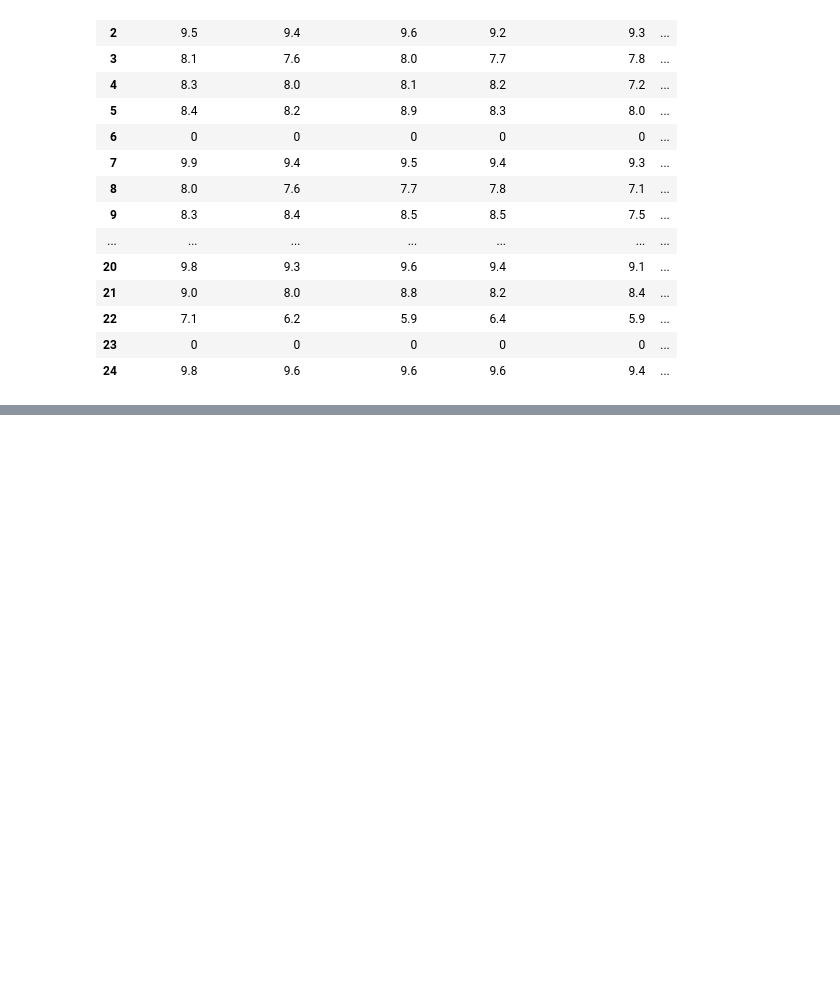
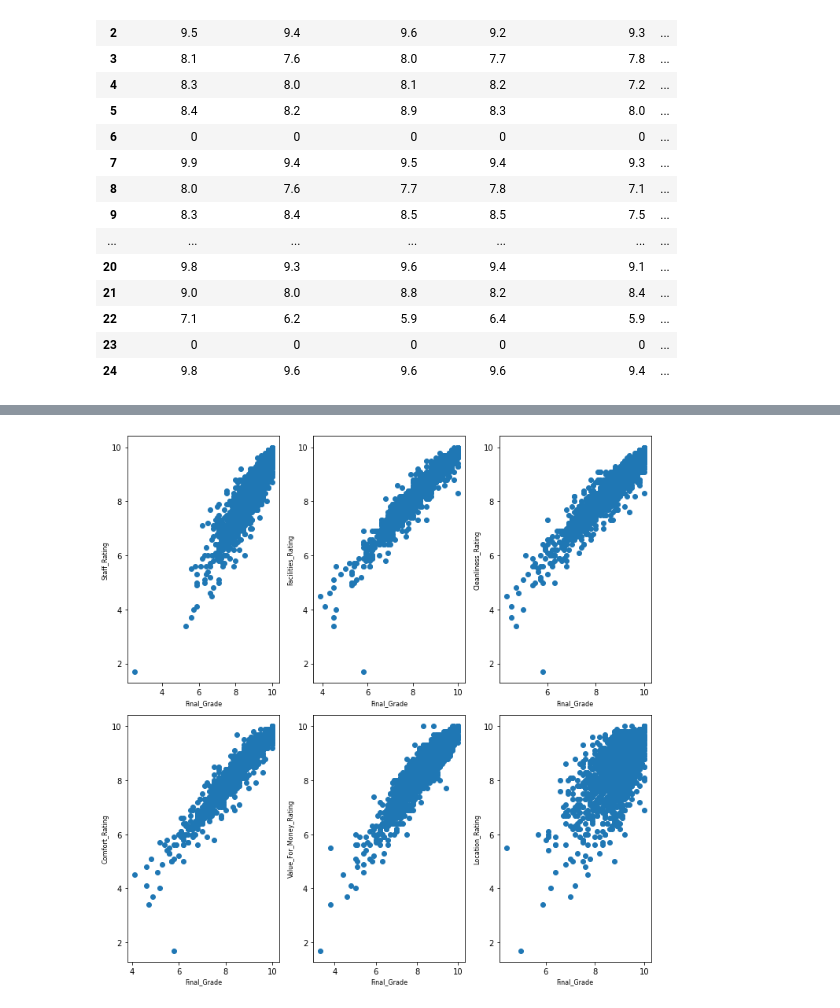
Before and after one commit to EdenBlau/Data-Science-Project, a Jupyter notebook: Data Science project.ipynb, the cells around one changed output, grey strips where cells are left out. Cells and saved outputs as stored; diff of their text form; code cells hidden in the pictures; blank space fills up the shorter version.

```diff
--- a/Data Science project.ipynb
+++ b/Data Science project.ipynb
@@ -28,10 +22,4 @@ from translate import Translator
 %matplotlib inline
-# %%
-URL = "https://www.booking.com/he"
-PATH = "C:/Users/eden4/anaconda/chromedriver.exe"
-driver = webdriver.Chrome(PATH)
-driver.get("https://www.booking.com/he")
-time.sleep(5)
 # %%
 def load_soup_object(link):
     link = requests.get(link,headers=0)
@@ -192,3 +270,5 @@ df.style
 | 22 | 7.1 | 6.2 | 5.9 | 6.4 | 5.9 | ... |
 | 23 | 0 | 0 | 0 | 0 | 0 | ... |
 | 24 | 9.8 | 9.6 | 9.6 | 9.6 | 9.4 | ... |
+# %%
+df = pd.read_csv('BookingHotels.csv', header=0,index_col=0)
@@ -194,0 +327,9 @@ df.style
+# %%
+# in this code block we will handle our data inside our DataFrame that is incompatibe with our desired data.
+# first we will remove all missing data indicated by values of 0.0
+# after that we will drop dupliacted rows and we can simply check that by checking if the Hotel Name appear more than once
+# after that we will reset the indexes
+df2 = df[df.Comfort_Rating != 0.0]
+df2 = df2.drop_duplicates(subset=['Hotel_Names'])
+df2.reset_index(drop=True, inplace=True)
+df2.info()
@@ -194,0 +377,13 @@ df.style
+# %%
+for i in range(1,7):
+    firstcol = df.columns[i] # Location_Rating
+    plt.subplot(2, 3, i)
+    plt.gcf().set_size_inches((10, 10))
+    plt.scatter(df2[firstcol], df2.Final_Grade)
+    plt.ylabel(df2.columns[i],fontsize = 8)
+    plt.xlabel('Final_Grade',fontsize = 8)
+
+
+plt.tight_layout()
+# %% [output]
+[figure, added]
```
Also changed, not shown: parts of 24 cells of this notebook, 1 other file.
